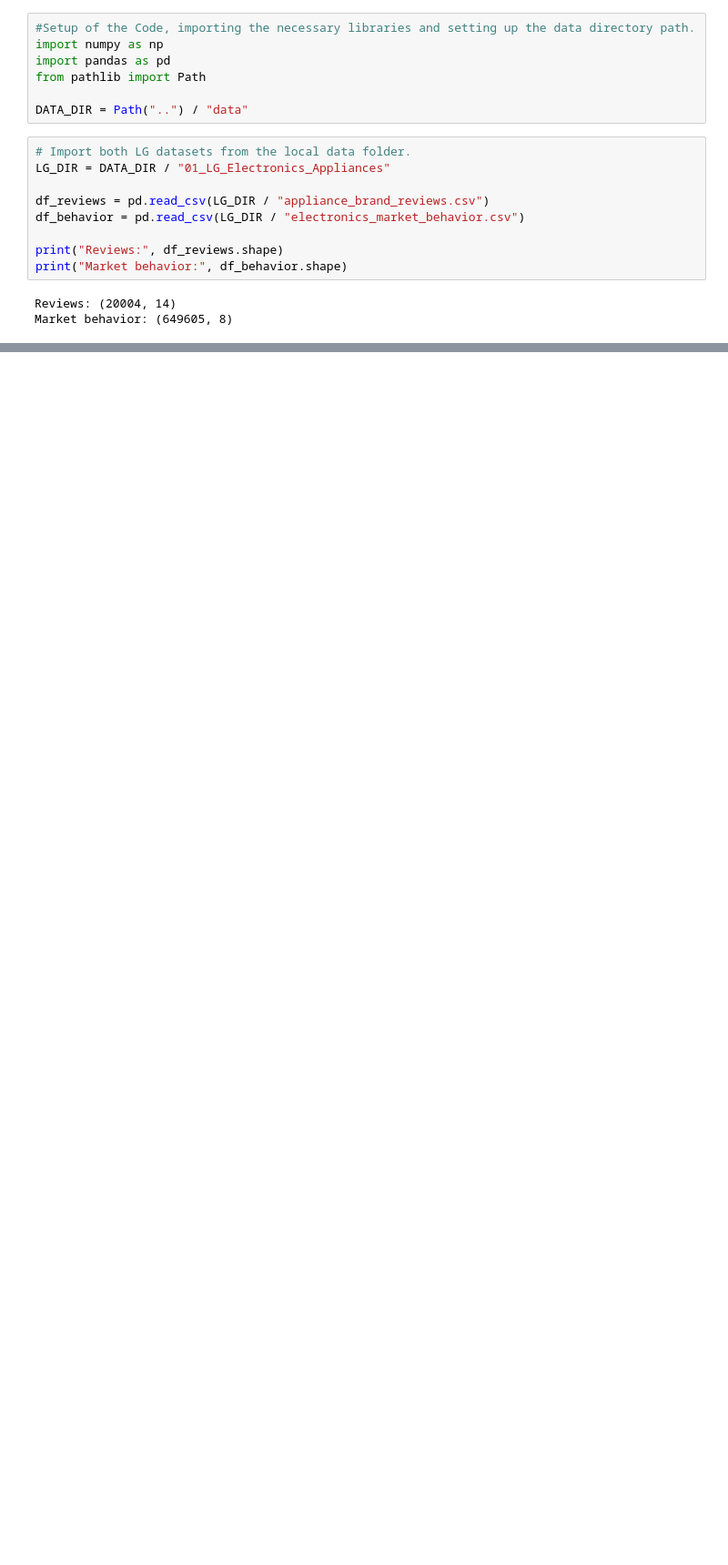
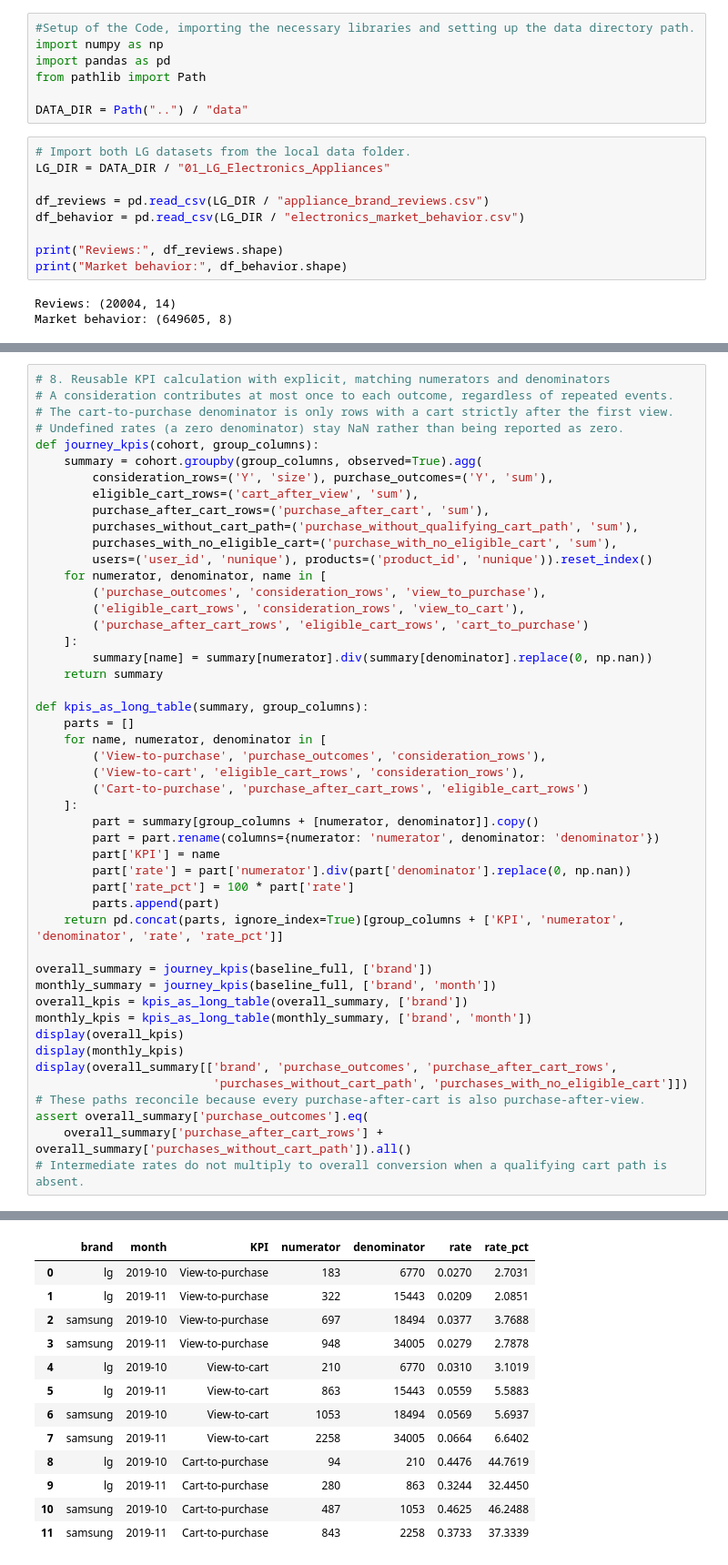
Before and after one commit to Dod0ria/Marketing-Project, a Jupyter notebook: Edoardo_notebook.ipynb, the cells around one changed output, grey strips where cells are left out. Shown at 91% size. Drawn from its saved outputs; the diff is of its cells as text; blank space fills up the shorter version.

```diff
--- a/Edoardo_notebook.ipynb
+++ b/Edoardo_notebook.ipynb
@@ -441,0 +316,49 @@ No price filter has been applied.
+# %%
+# 8. Reusable KPI calculation with explicit, matching numerators and denominators
+# A consideration contributes at most once to each outcome, regardless of repeated events.
+# The cart-to-purchase denominator is only rows with a cart strictly after the first view.
+# Undefined rates (a zero denominator) stay NaN rather than being reported as zero.
+def journey_kpis(cohort, group_columns):
+    summary = cohort.groupby(group_columns, observed=True).agg(
+        consideration_rows=('Y', 'size'), purchase_outcomes=('Y', 'sum'),
+        eligible_cart_rows=('cart_after_view', 'sum'),
+        purchase_after_cart_rows=('purchase_after_cart', 'sum'),
+        purchases_without_cart_path=('purchase_without_qualifying_cart_path', 'sum'),
+        purchases_with_no_eligible_cart=('purchase_with_no_eligible_cart', 'sum'),
+        users=('user_id', 'nunique'), products=('product_id', 'nunique')).reset_index()
+    for numerator, denominator, name in [
+        ('purchase_outcomes', 'consideration_rows', 'view_to_purchase'),
+        ('eligible_cart_rows', 'consideration_rows', 'view_to_cart'),
+        ('purchase_after_cart_rows', 'eligible_cart_rows', 'cart_to_purchase')
+    ]:
+        summary[name] = summary[numerator].div(summary[denominator].replace(0, np.nan))
+    return summary
+
+def kpis_as_long_table(summary, group_columns):
+    parts = []
+    for name, numerator, denominator in [
+        ('View-to-purchase', 'purchase_outcomes', 'consideration_rows'),
+        ('View-to-cart', 'eligible_cart_rows', 'consideration_rows'),
+        ('Cart-to-purchase', 'purchase_after_cart_rows', 'eligible_cart_rows')
+    ]:
+        part = summary[group_columns + [numerator, denominator]].copy()
+        part = part.rename(columns={numerator: 'numerator', denominator: 'denominator'})
+        part['KPI'] = name
+        part['rate'] = part['numerator'].div(part['denominator'].replace(0, np.nan))
+        part['rate_pct'] = 100 * part['rate']
+        parts.append(part)
+    return pd.concat(parts, ignore_index=True)[group_columns + ['KPI', 'numerator', 'denominator', 'rate', 'rate_pct']]
+
+overall_summary = journey_kpis(baseline_full, ['brand'])
+monthly_summary = journey_kpis(baseline_full, ['brand', 'month'])
+overall_kpis = kpis_as_long_table(overall_summary, ['brand'])
+monthly_kpis = kpis_as_long_table(monthly_summary, ['brand', 'month'])
+display(overall_kpis)
+display(monthly_kpis)
+display(overall_summary[['brand', 'purchase_outcomes', 'purchase_after_cart_rows',
+                         'purchases_without_cart_path', 'purchases_with_no_eligible_cart']])
+# These paths reconcile because every purchase-after-cart is also purchase-after-view.
+assert overall_summary['purchase_outcomes'].eq(
+    overall_summary['purchase_after_cart_rows'] + overall_summary['purchases_without_cart_path']).all()
+# Intermediate rates do not multiply to overall conversion when a qualifying cart path is absent.
+# %% [output]
@@ -441,0 +372,13 @@ No price filter has been applied.
+|  | brand | month | KPI | numerator | denominator | rate | rate_pct |
+| 0 | lg | 2019-10 | View-to-purchase | 183 | 6770 | 0.0270 | 2.7031 |
+| 1 | lg | 2019-11 | View-to-purchase | 322 | 15443 | 0.0209 | 2.0851 |
+| 2 | samsung | 2019-10 | View-to-purchase | 697 | 18494 | 0.0377 | 3.7688 |
+| 3 | samsung | 2019-11 | View-to-purchase | 948 | 34005 | 0.0279 | 2.7878 |
+| 4 | lg | 2019-10 | View-to-cart | 210 | 6770 | 0.0310 | 3.1019 |
+| 5 | lg | 2019-11 | View-to-cart | 863 | 15443 | 0.0559 | 5.5883 |
+| 6 | samsung | 2019-10 | View-to-cart | 1053 | 18494 | 0.0569 | 5.6937 |
+| 7 | samsung | 2019-11 | View-to-cart | 2258 | 34005 | 0.0664 | 6.6402 |
+| 8 | lg | 2019-10 | Cart-to-purchase | 94 | 210 | 0.4476 | 44.7619 |
+| 9 | lg | 2019-11 | Cart-to-purchase | 280 | 863 | 0.3244 | 32.4450 |
+| 10 | samsung | 2019-10 | Cart-to-purchase | 487 | 1053 | 0.4625 | 46.2488 |
+| 11 | samsung | 2019-11 | Cart-to-purchase | 843 | 2258 | 0.3733 | 37.3339 |
```
Also changed, not shown: parts of 32 cells of this notebook.
